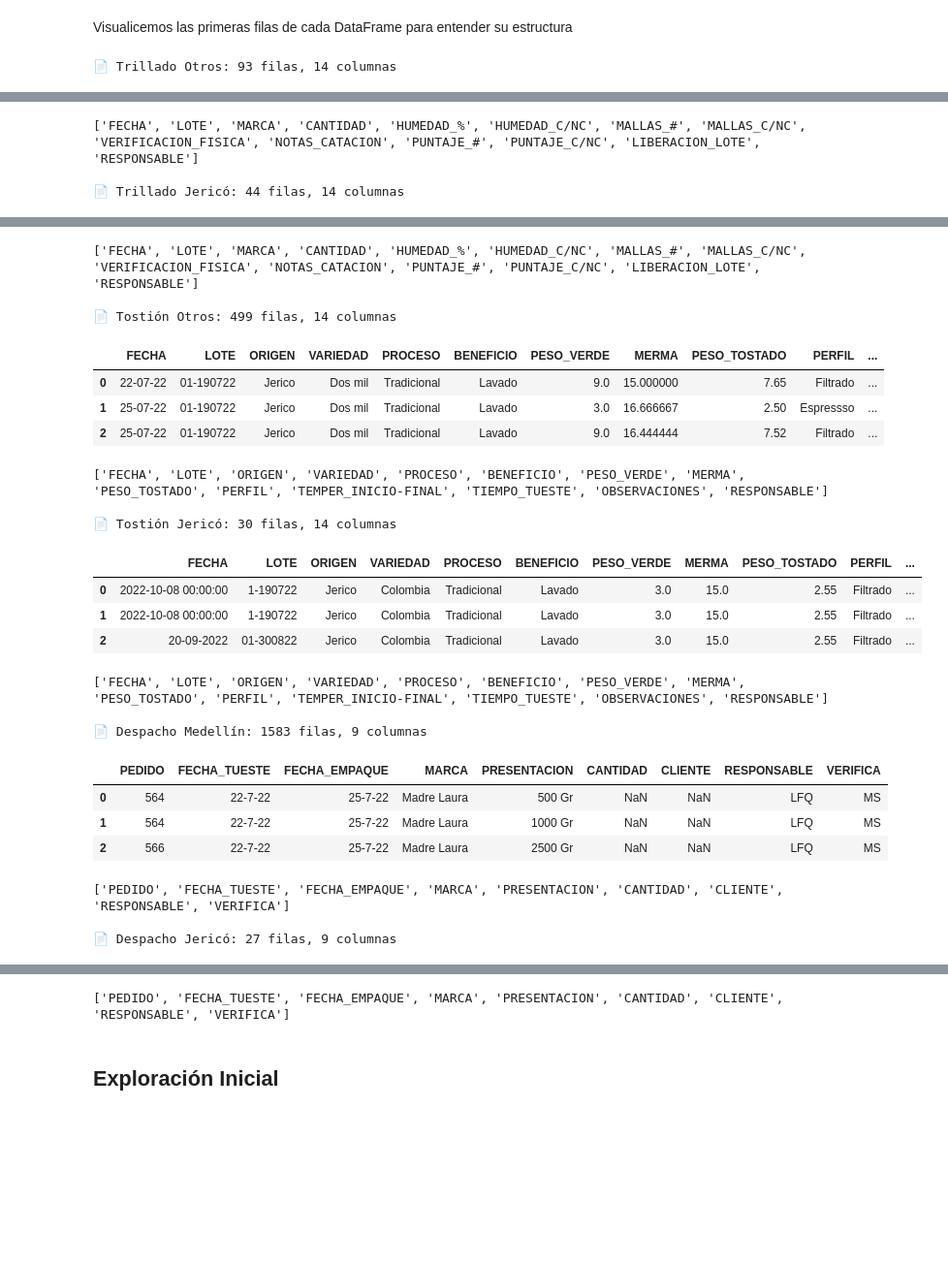
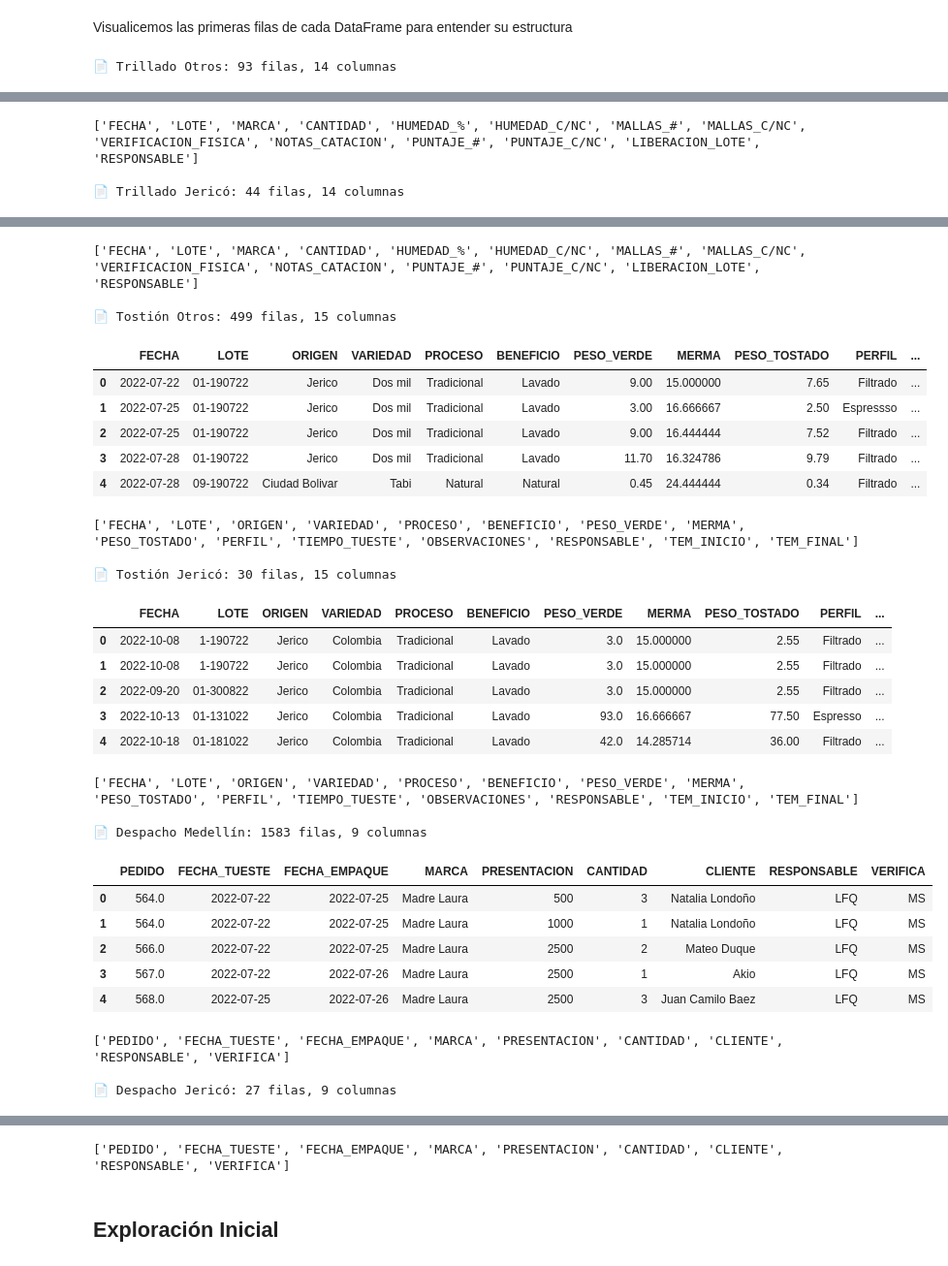
Before and after one commit to Din0Dan1/Cafe-Campesino, a Jupyter notebook: cafe_campesion.ipynb, the cells around one changed output, grey strips where cells are left out. Shown: that part at 97% size. Cells and saved outputs as stored; diff of their text form; code cells hidden in the pictures; blank space fills up the shorter version.

Commit message:
Nuevos problemas del recibimiento de datos

```diff
--- a/cafe_campesion.ipynb
+++ b/cafe_campesion.ipynb
@@ -61,8 +61,8 @@ df_trillado_1 = pd.read_excel(ruta_trillado, engine="openpyxl", skiprows=8, head
 df_trillado_jerico = pd.read_excel(ruta_trillado, engine="openpyxl", skiprows=8, header=None, sheet_name="Sheet2")
 df_tostion_1 = pd.read_excel(ruta_tostion, engine="openpyxl", skiprows=6, header=None, sheet_name= "TOSTIÓN JERICÓ L")
 df_tostion_jerico= pd.read_excel(ruta_tostion, engine="openpyxl", skiprows=6, header=None, sheet_name= "TOSTIÓN JERICÓ")
-df_despacho_medellin = pd.read_excel(ruta_despacho, engine="openpyxl", skiprows=6, header=0, sheet_name="TOSTIÓN MEDELLÍN", usecols=[0, 1, 2, 3, 4, 5, 7, 10, 11])
-df_despacho_jerico = pd.read_excel(ruta_despacho, engine="openpyxl", skiprows=6, header=0, sheet_name="TOSTIÓN JERICÓ", usecols=[0, 1, 2, 3, 4, 5, 7, 10, 11])
+df_despacho_medellin = pd.read_excel(ruta_despacho, engine="openpyxl", skiprows=6, header=0, sheet_name="TOSTIÓN MEDELLÍN", usecols=[0, 1, 2, 3, 4, 6, 9, 10, 11])
+df_despacho_jerico = pd.read_excel(ruta_despacho, engine="openpyxl", skiprows=6, header=0, sheet_name="TOSTIÓN JERICÓ", usecols=[0, 1, 2, 3, 4, 6, 9, 10, 11])
 
 #Etiquetado de columnas manual de Trillado
 columnas_trillado = [
@@ -120,10 +189,49 @@ Archivos cargados correctamente.
+# %%
+def normalizar_presentacion_a_gramos(serie):
+    """
+    Convierte una serie de strings como '250 Gr', '0.5 KG', '20kg', etc.
+    en su valor numérico en gramos como entero.
+    """
+    def convertir(valor):
+        try:
+            val = str(valor).strip().lower()
+            if 'kg' in val:
+                num = float(val.split()[0].replace('kg', '').strip())
+                return int(num * 1000)
+            elif 'gr' in val:
+                num = float(val.split()[0].replace('gr', '').strip())
+                return int(num)
+            else:
+                num = float(val.split()[0])
+                return int(num)
+        except:
+            return None
+
+    return serie.apply(convertir)
+# Aplicar la normalización a las columnas PRESENTACION
+#Quitarle el "gr" a PRESENTACION
+df_despacho_medellin['PRESENTACION'] = normalizar_presentacion_a_gramos(df_despacho_medellin['PRESENTACION'])
+
+df_despacho_jerico['PRESENTACION'] = normalizar_presentacion_a_gramos(df_despacho_jerico['PRESENTACION'])
+# %%
+#Pasemos los datos a tipo numérico
+df_tostion_1['TEM_INICIO'] = pd.to_numeric(df_tostion_1['TEM_INICIO'], errors='coerce')
+df_tostion_1['TEM_FINAL'] = pd.to_numeric(df_tostion_1['TEM_FINAL'], errors='coerce')
+df_tostion_jerico['TEM_INICIO'] = pd.to_numeric(df_tostion_jerico['TEM_INICIO'], errors='coerce')
+df_tostion_jerico['TEM_FINAL'] = pd.to_numeric(df_tostion_jerico['TEM_FINAL'], errors='coerce')
+df_despacho_medellin['PRESENTACION'] = pd.to_numeric(df_despacho_medellin['PRESENTACION'], errors='coerce')
+df_despacho_jerico['PRESENTACION'] = pd.to_numeric(df_despacho_jerico['PRESENTACION'], errors='coerce')
+df_despacho_medellin['PEDIDO'] = pd.to_numeric(df_despacho_medellin['PEDIDO'], errors='coerce')
+df_despacho_jerico['PEDIDO'] = pd.to_numeric(df_despacho_jerico['PEDIDO'], errors='coerce')
+df_trillado_1['MALLAS_#'] = pd.to_numeric(df_trillado_1['MALLAS_#'], errors='coerce')
+df_trillado_jerico['MALLAS_#'] = pd.to_numeric(df_trillado_jerico['MALLAS_#'], errors='coerce')
 # %% [markdown]
 Visualicemos las primeras filas de cada DataFrame para entender su estructura
 # %%
 # Función para inspección rápida de un DataFrame
 def inspeccionar(nombre, df):
     print(f"\n📄 {nombre}: {df.shape[0]} filas, {df.shape[1]} columnas")
-    display(df.head(3))
+    display(df.head(5))
     print(df.columns.tolist())
 
 # Inspección de cada uno
@@ -149,24 +261,30 @@ inspeccionar("Despacho Jericó", df_despacho_jerico)
 ['FECHA', 'LOTE', 'MARCA', 'CANTIDAD', 'HUMEDAD_%', 'HUMEDAD_C/NC', 'MALLAS_#', 'MALLAS_C/NC', 'VERIFICACION_FISICA', 'NOTAS_CATACION', 'PUNTAJE_#', 'PUNTAJE_C/NC', 'LIBERACION_LOTE', 'RESPONSABLE']
 
-📄 Tostión Otros: 499 filas, 14 columnas
+📄 Tostión Otros: 499 filas, 15 columnas
 |  | FECHA | LOTE | ORIGEN | VARIEDAD | PROCESO | BENEFICIO | PESO_VERDE | MERMA | PESO_TOSTADO | PERFIL | ... |
-| 0 | 22-07-22 | 01-190722 | Jerico | Dos mil | Tradicional | Lavado | 9.0 | 15.000000 | 7.65 | Filtrado | ... |
-| 1 | 25-07-22 | 01-190722 | Jerico | Dos mil | Tradicional | Lavado | 3.0 | 16.666667 | 2.50 | Espressso | ... |
-| 2 | 25-07-22 | 01-190722 | Jerico | Dos mil | Tradicional | Lavado | 9.0 | 16.444444 | 7.52 | Filtrado | ... |
+| 0 | 2022-07-22 | 01-190722 | Jerico | Dos mil | Tradicional | Lavado | 9.00 | 15.000000 | 7.65 | Filtrado | ... |
+| 1 | 2022-07-25 | 01-190722 | Jerico | Dos mil | Tradicional | Lavado | 3.00 | 16.666667 | 2.50 | Espressso | ... |
+| 2 | 2022-07-25 | 01-190722 | Jerico | Dos mil | Tradicional | Lavado | 9.00 | 16.444444 | 7.52 | Filtrado | ... |
+| 3 | 2022-07-28 | 01-190722 | Jerico | Dos mil | Tradicional | Lavado | 11.70 | 16.324786 | 9.79 | Filtrado | ... |
+| 4 | 2022-07-28 | 09-190722 | Ciudad Bolivar | Tabi | Natural | Natural | 0.45 | 24.444444 | 0.34 | Filtrado | ... |
-['FECHA', 'LOTE', 'ORIGEN', 'VARIEDAD', 'PROCESO', 'BENEFICIO', 'PESO_VERDE', 'MERMA', 'PESO_TOSTADO', 'PERFIL', 'TEMPER_INICIO-FINAL', 'TIEMPO_TUESTE', 'OBSERVACIONES', 'RESPONSABLE']
+['FECHA', 'LOTE', 'ORIGEN', 'VARIEDAD', 'PROCESO', 'BENEFICIO', 'PESO_VERDE', 'MERMA', 'PESO_TOSTADO', 'PERFIL', 'TIEMPO_TUESTE', 'OBSERVACIONES', 'RESPONSABLE', 'TEM_INICIO', 'TEM_FINAL']
 
-📄 Tostión Jericó: 30 filas, 14 columnas
+📄 Tostión Jericó: 30 filas, 15 columnas
 |  | FECHA | LOTE | ORIGEN | VARIEDAD | PROCESO | BENEFICIO | PESO_VERDE | MERMA | PESO_TOSTADO | PERFIL | ... |
-| 0 | 2022-10-08 00:00:00 | 1-190722 | Jerico | Colombia | Tradicional | Lavado | 3.0 | 15.0 | 2.55 | Filtrado | ... |
-| 1 | 2022-10-08 00:00:00 | 1-190722 | Jerico | Colombia | Tradicional | Lavado | 3.0 | 15.0 | 2.55 | Filtrado | ... |
-| 2 | 20-09-2022 | 01-300822 | Jerico | Colombia | Tradicional | Lavado | 3.0 | 15.0 | 2.55 | Filtrado | ... |
+| 0 | 2022-10-08 | 1-190722 | Jerico | Colombia | Tradicional | Lavado | 3.0 | 15.000000 | 2.55 | Filtrado | ... |
+| 1 | 2022-10-08 | 1-190722 | Jerico | Colombia | Tradicional | Lavado | 3.0 | 15.000000 | 2.55 | Filtrado | ... |
+| 2 | 2022-09-20 | 01-300822 | Jerico | Colombia | Tradicional | Lavado | 3.0 | 15.000000 | 2.55 | Filtrado | ... |
+| 3 | 2022-10-13 | 01-131022 | Jerico | Colombia | Tradicional | Lavado | 93.0 | 16.666667 | 77.50 | Espresso | ... |
+| 4 | 2022-10-18 | 01-181022 | Jerico | Colombia | Tradicional | Lavado | 42.0 | 14.285714 | 36.00 | Filtrado | ... |
-['FECHA', 'LOTE', 'ORIGEN', 'VARIEDAD', 'PROCESO', 'BENEFICIO', 'PESO_VERDE', 'MERMA', 'PESO_TOSTADO', 'PERFIL', 'TEMPER_INICIO-FINAL', 'TIEMPO_TUESTE', 'OBSERVACIONES', 'RESPONSABLE']
+['FECHA', 'LOTE', 'ORIGEN', 'VARIEDAD', 'PROCESO', 'BENEFICIO', 'PESO_VERDE', 'MERMA', 'PESO_TOSTADO', 'PERFIL', 'TIEMPO_TUESTE', 'OBSERVACIONES', 'RESPONSABLE', 'TEM_INICIO', 'TEM_FINAL']
 
 📄 Despacho Medellín: 1583 filas, 9 columnas
 |  | PEDIDO | FECHA_TUESTE | FECHA_EMPAQUE | MARCA | PRESENTACION | CANTIDAD | CLIENTE | RESPONSABLE | VERIFICA |
-| 0 | 564 | 22-7-22 | 25-7-22 | Madre Laura | 500 Gr | NaN | NaN | LFQ | MS |
-| 1 | 564 | 22-7-22 | 25-7-22 | Madre Laura | 1000 Gr | NaN | NaN | LFQ | MS |
-| 2 | 566 | 22-7-22 | 25-7-22 | Madre Laura | 2500 Gr | NaN | NaN | LFQ | MS |
+| 0 | 564.0 | 2022-07-22 | 2022-07-25 | Madre Laura | 500 | 3 | Natalia Londoño | LFQ | MS |
+| 1 | 564.0 | 2022-07-22 | 2022-07-25 | Madre Laura | 1000 | 1 | Natalia Londoño | LFQ | MS |
+| 2 | 566.0 | 2022-07-22 | 2022-07-25 | Madre Laura | 2500 | 2 | Mateo Duque | LFQ | MS |
+| 3 | 567.0 | 2022-07-22 | 2022-07-26 | Madre Laura | 2500 | 1 | Akio | LFQ | MS |
+| 4 | 568.0 | 2022-07-25 | 2022-07-26 | Madre Laura | 2500 | 3 | Juan Camilo Baez | LFQ | MS |
 ['PEDIDO', 'FECHA_TUESTE', 'FECHA_EMPAQUE', 'MARCA', 'PRESENTACION', 'CANTIDAD', 'CLIENTE', 'RESPONSABLE', 'VERIFICA']
 
 📄 Despacho Jericó: 27 filas, 9 columnas
```
Also changed, not shown: parts of 3 cells of this notebook.
